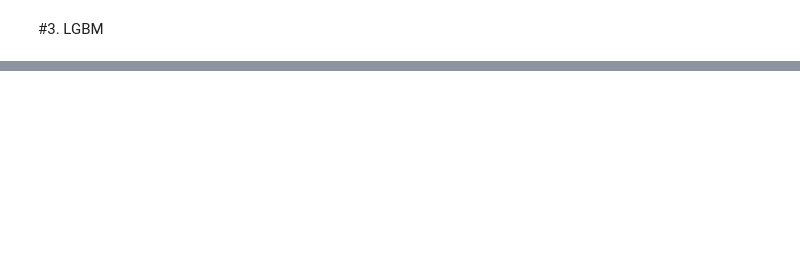
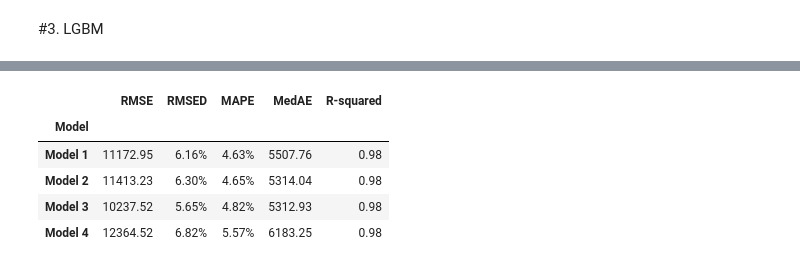
Before and after one commit to congminh-nguyen/ames_project, a Jupyter notebook: notebooks/model.ipynb, the cells around one changed output, grey strips where cells are left out. Saved outputs shown, nothing was run; the diff lists cells and outputs as text; code cells hidden in the pictures; blank space fills up the shorter version.

```diff
--- a/notebooks/model.ipynb
+++ b/notebooks/model.ipynb
@@ -286,0 +439,18 @@ reevaluate_models([baseline_GLM_model_pipeline, glm_1_pipeline, glm_2_pipeline],
+# %%
+# Create a preprocessor that handles both numerical and categorical features
+preprocessor = ColumnTransformer(
+    transformers=[
+        ('cat', OneHotEncoder(drop='first', handle_unknown='ignore', sparse_output=False), glm_nominal_features)
+    ],
+    remainder='passthrough'
+)
+
+# Create the full pipeline with imputer, preprocessing and model
+lgbm_1_pipeline = Pipeline([
+    ('imputer', LotFrontageGroupMedianImputer(group_cols=['neighborhood', 'lot_config'], target_col='lot_frontage')),
+    ('feature_add_drop', Add_Drop_Attributes(proximity_data=proximity_data)),
+    ('preprocessor', preprocessor),
+    ('estimator', LGBMRegressor(objective='gamma'))
+])
+
+lgbm_1_pipeline.fit(X_train, y_train)
@@ -286,0 +615,10 @@ reevaluate_models([baseline_GLM_model_pipeline, glm_1_pipeline, glm_2_pipeline],
+# %%
+lgbm_tuned_pipeline = Pipeline([
+    ('imputer', LotFrontageGroupMedianImputer(group_cols=['neighborhood', 'lot_config'], target_col='lot_frontage')),
+    ('feature_add_drop', Add_Drop_Attributes(proximity_data=proximity_data)),
+    ('preprocessor', preprocessor),
+    ('estimator', LGBMRegressor(objective="regression", n_estimators=350, learning_rate=0.03258641681250722, num_leaves=30, min_child_weight=1.3675858461417085))
+])
+
+# Fit the pipeline with the best parameters
+lgbm_tuned_pipeline.fit(X_train, y_train)
@@ -286,0 +759,9 @@ reevaluate_models([baseline_GLM_model_pipeline, glm_1_pipeline, glm_2_pipeline],
+# %%
+reevaluate_models([lgbm_baseline_pipeline, lgbm_1_pipeline, lgbm_tuned_pipeline, lgbm_custom_loss_pipeline], X_train, y_train)
+# %% [output]
+|  | RMSE | RMSED | MAPE | MedAE | R-squared |
+| Model |  |  |  |  |  |
+| Model 1 | 11172.95 | 6.16% | 4.63% | 5507.76 | 0.98 |
+| Model 2 | 11413.23 | 6.30% | 4.65% | 5314.04 | 0.98 |
+| Model 3 | 10237.52 | 5.65% | 4.82% | 5312.93 | 0.98 |
+| Model 4 | 12364.52 | 6.82% | 5.57% | 6183.25 | 0.98 |
```
Also changed, not shown: parts of 33 cells of this notebook, 5 other files.
